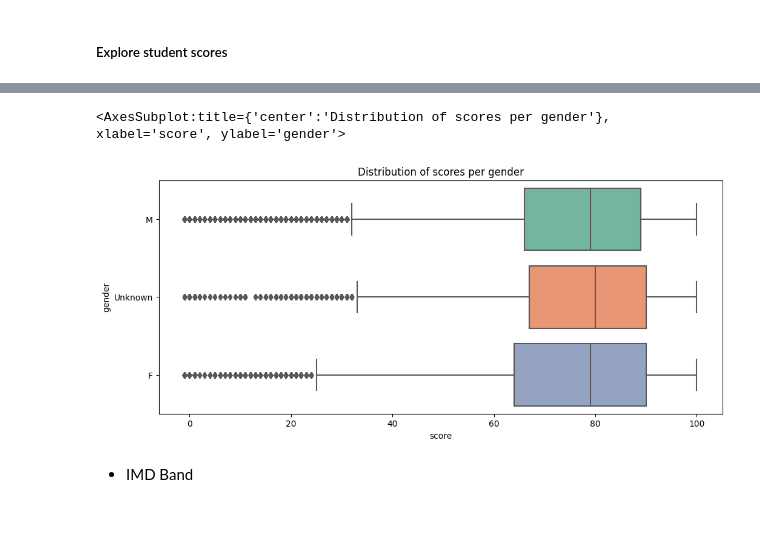
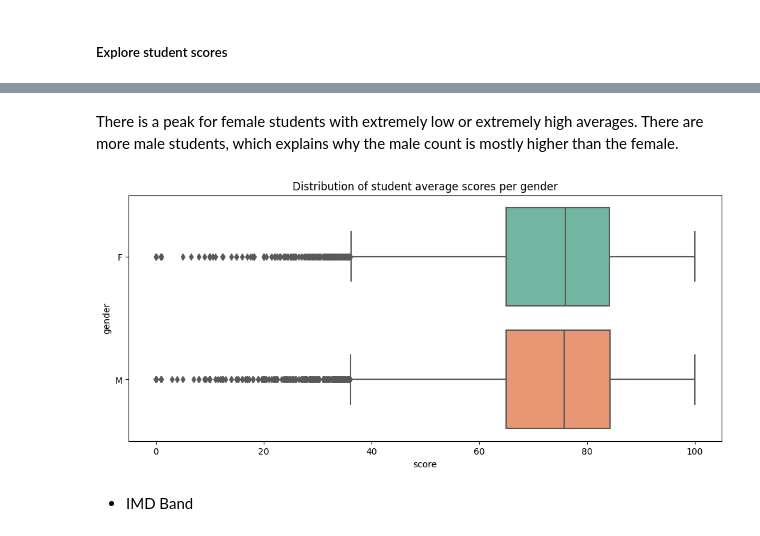
Before and after one commit to randmon/ucll_ti_data_and_ai_group_assignments, a Jupyter notebook: Assignment 2/assignment2.ipynb, the cells around one changed output, grey strips where cells are left out. Saved outputs shown, nothing was run; the diff lists cells and outputs as text; code cells hidden in the pictures.

Commit message:
average distribution of scores per gender

```diff
--- a/Assignment 2/assignment2.ipynb
+++ b/Assignment 2/assignment2.ipynb
@@ -595,6 +598,7 @@ Unknown     22705
 Name: gender, dtype: int64
 # %%
 # Average score per gender
-print(student_assessments_info.groupby('gender')['score'].mean())
+gendered_scores = student_assessments_info[(student_assessments_info['gender'] != 'Unknown') & (student_assessments_info['score'] >= 0)]
+print(gendered_scores.groupby('gender')['score'].mean())
 # %% [output]
 gender
@@ -606,0 +618,4 @@ There is a 0.4 % difference in the averages, which is not significant.
+# %%
+student_average_scores = gendered_scores.groupby(['gender','id_student'], as_index=False)['score'].mean()
+ax, fig = plt.subplots(figsize=(12,4))
+sns.histplot(data=student_average_scores, x='score', hue='gender', element="poly");
@@ -607,10 +624,11 @@ There is a 0.4 % difference in the averages, which is not significant.
+# %% [markdown]
+There is a peak for female students with extremely low or extremely high averages. There are more male students, which explains why the male count is mostly higher than the female.
 # %%
 fig, ax = plt.subplots(figsize=(12, 5))
-ax.set_title("Distribution of scores per gender")
-sns.boxplot(data=student_assessments_info, x='score', y='gender', ax=ax, palette="Set2")
+ax.set_title("Distribution of student average scores per gender")
+sns.boxplot(data=student_average_scores, x='score', y='gender', ax=ax, palette="Set2");
 # %% [output]
-<AxesSubplot:title={'center':'Distribution of scores per gender'}, xlabel='score', ylabel='gender'>
-[figure, old version]
+[figure, new version]
 # %% [markdown]
 - IMD Band
 # %% [markdown]
```
Also changed, not shown: parts of 33 cells of this notebook.
